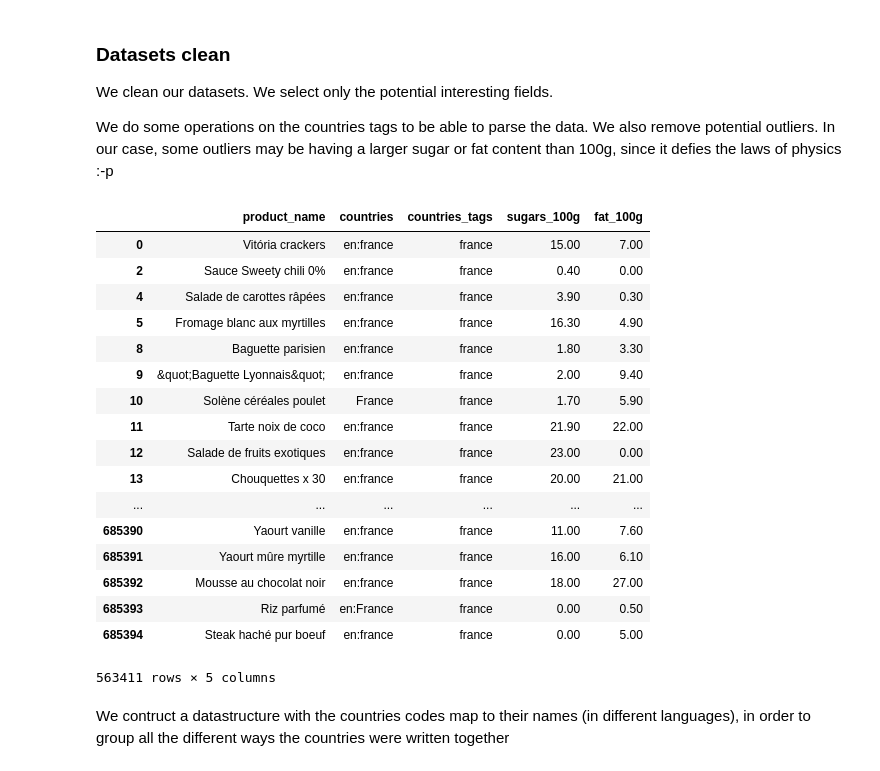
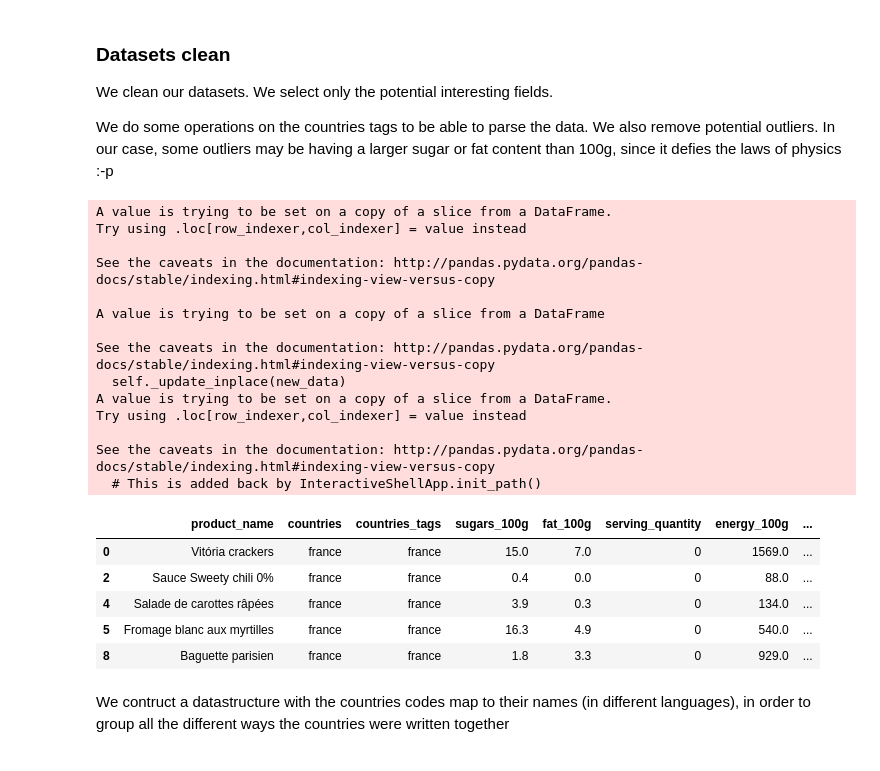
Before and after one commit to baraschi/AppliedDataAnalysis_Project, a Jupyter notebook: FoodProject.ipynb, the cells around one changed output. Saved outputs shown, nothing was run; the diff lists cells and outputs as text; code cells hidden in the pictures.

```diff
--- a/FoodProject.ipynb
+++ b/FoodProject.ipynb
@@ -60,38 +44,42 @@ In our case, some outliers may be having a larger sugar or fat content than 100g
 # %%
 countries_infos = countries_infos[['COUNTRY_ALPHA2_CODE', 'COUNTRY_NAME']]
 # %%
-usefull_datas = all_datas.copy()
-usefull_datas = usefull_datas[['product_name',
-                   'countries',
-                   'countries_tags',
-                   'sugars_100g',
-                   'fat_100g']]
-
-usefull_datas['countries_tags'].replace(regex=True, inplace=True, to_replace=r'\w\w:', value=r'')
+#usefull_datas = all_datas
+to_keep = ['product_name', 'countries','countries_tags','sugars_100g','fat_100g','serving_quantity','energy_100g',
+           'carbohydrates_100g','proteins_100g','salt_100g','sodium_100g','saturated-fat_100g',
+           'ingredients_text', 'additives',  'fiber_100g','serving_size', 'additives_en']
+usefull_datas = all_datas[to_keep]
+#only do this for full na set
+#usefull_datas.dropna(inplace=True)
+usefull_datas['countries_tags'] = usefull_datas['countries_tags'].replace(regex=True, to_replace=r'\w\w:', value=r'')
+usefull_datas['countries'].replace(regex=True, inplace=True, to_replace=r'\w\w:', value=r'')
+usefull_datas['countries'].replace(regex=True, inplace=True, to_replace=r'-', value=r' ')
+usefull_datas['countries'] = usefull_datas['countries'].apply(lambda x: str(x).lower())
 usefull_datas = usefull_datas[usefull_datas['sugars_100g'] <= 100]
 usefull_datas = usefull_datas[usefull_datas['fat_100g'] <= 100]
-
 #get a feel of the data
-usefull_datas
+usefull_datas.head()
 # %% [output]
+A value is trying to be set on a copy of a slice from a DataFrame.
+Try using .loc[row_indexer,col_indexer] = value instead
+
+See the caveats in the documentation: http://pandas.pydata.org/pandas-docs/stable/indexing.html#indexing-view-versus-copy
+
+A value is trying to be set on a copy of a slice from a DataFrame
+
+See the caveats in the documentation: http://pandas.pydata.org/pandas-docs/stable/indexing.html#indexing-view-versus-copy
+  self._update_inplace(new_data)
+A value is trying to be set on a copy of a slice from a DataFrame.
+Try using .loc[row_indexer,col_indexer] = value instead
+
+See the caveats in the documentation: http://pandas.pydata.org/pandas-docs/stable/indexing.html#indexing-view-versus-copy
+  # This is added back by InteractiveShellApp.init_path()
-|  | product_name | countries | countries_tags | sugars_100g | fat_100g |
-| 0 | Vitória crackers | en:france | france | 15.00 | 7.00 |
-| 2 | Sauce Sweety chili 0% | en:france | france | 0.40 | 0.00 |
-| 4 | Salade de carottes râpées | en:france | france | 3.90 | 0.30 |
-| 5 | Fromage blanc aux myrtilles | en:france | france | 16.30 | 4.90 |
-| 8 | Baguette parisien | en:france | france | 1.80 | 3.30 |
-| 9 | &quot;Baguette Lyonnais&quot; | en:france | france | 2.00 | 9.40 |
-| 10 | Solène céréales poulet | France | france | 1.70 | 5.90 |
-| 11 | Tarte noix de coco | en:france | france | 21.90 | 22.00 |
-| 12 | Salade de fruits exotiques | en:france | france | 23.00 | 0.00 |
-| 13 | Chouquettes x 30 | en:france | france | 20.00 | 21.00 |
-| ... | ... | ... | ... | ... | ... |
-| 685390 | Yaourt vanille | en:france | france | 11.00 | 7.60 |
-| 685391 | Yaourt mûre myrtille | en:france | france | 16.00 | 6.10 |
-| 685392 | Mousse au chocolat noir | en:france | france | 18.00 | 27.00 |
-| 685393 | Riz parfumé | en:France | france | 0.00 | 0.50 |
-| 685394 | Steak haché pur boeuf | en:france | france | 0.00 | 5.00 |
+|  | product_name | countries | countries_tags | sugars_100g | fat_100g | serving_quantity | energy_100g | ... |
+| 0 | Vitória crackers | france | france | 15.0 | 7.0 | 0 | 1569.0 | ... |
+| 2 | Sauce Sweety chili 0% | france | france | 0.4 | 0.0 | 0 | 88.0 | ... |
+| 4 | Salade de carottes râpées | france | france | 3.9 | 0.3 | 0 | 134.0 | ... |
+| 5 | Fromage blanc aux myrtilles | france | france | 16.3 | 4.9 | 0 | 540.0 | ... |
+| 8 | Baguette parisien | france | france | 1.8 | 3.3 | 0 | 929.0 | ... |
-563411 rows × 5 columns
 # %% [markdown]
 We contruct a datastructure with the countries codes map to their names (in different languages), in order to group all the different ways the countries were written together
 # %%
```
Also changed, not shown: parts of 33 cells of this notebook.
